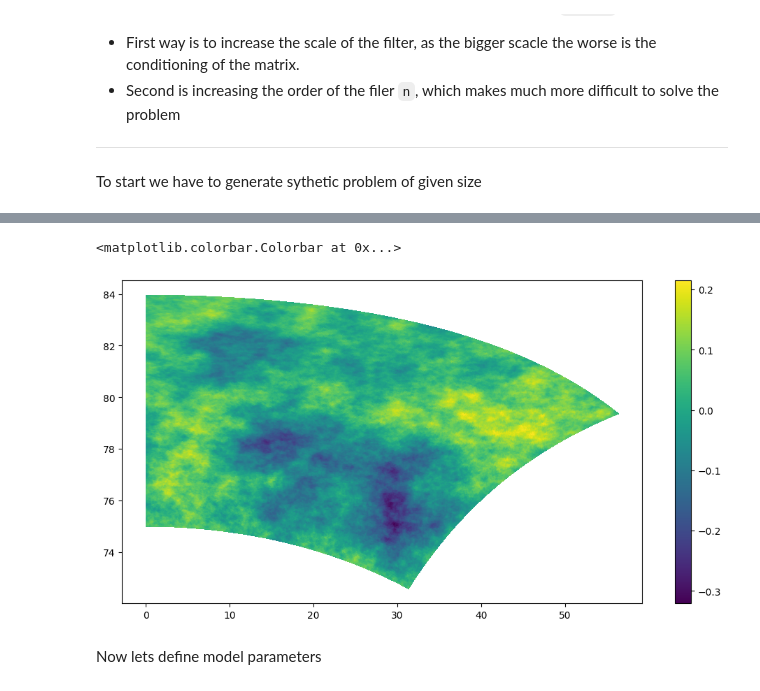
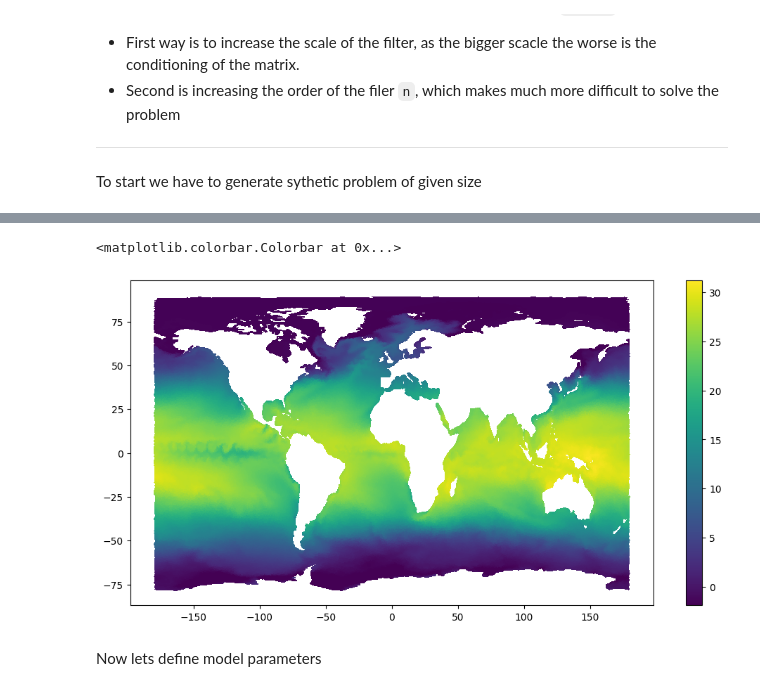
Before and after one commit to kacpnowak/neural_preconditioner, a Jupyter notebook: hierarchical.ipynb, the cells around one changed output, grey strips where cells are left out. Saved outputs shown, nothing was run; the diff lists cells and outputs as text; code cells hidden in the pictures.

Commit message:
Implement real training data

```diff
--- a/hierarchical.ipynb
+++ b/hierarchical.ipynb
@@ -30,0 +32,11 @@ WARNING:2025-09-25 12:20:09,464:jax._src.xla_bridge:794: An NVIDIA GPU may be pr
+# %%
+mesh = xr.open_dataset("/work/ab0995/a270225/atmorep_data/multiverse/core2/original/cycle_1/fesom.mesh.diag.nc")
+xcoord = mesh['lon'].values
+ycoord = mesh['lat'].values
+tri = mesh['face_nodes'].T.values - 1
+n2d = xcoord.shape[0]
+
+ss, ii, jj, tri, xcoord, ycoord = create_fesom_matrix(xcoord, ycoord, tri)
+ds = xr.open_dataset("/work/ab0995/a270225/atmorep_data/multiverse/core2/original/cycle_1/sst.fesom.2000.nc")
+data = ds['sst']
+data
@@ -31,12 +55,13 @@ WARNING:2025-09-25 12:20:09,464:jax._src.xla_bridge:794: An NVIDIA GPU may be pr
 # %%
 plt.rcParams['figure.figsize'] = [12, 6]
-triang = mpl.tri.Triangulation(xcoord, ycoord, tri)
+ok =(xcoord[tri].max(axis=1)-xcoord[tri].min(axis=1))<10
+triang = mpl.tri.Triangulation(xcoord, ycoord, tri[ok, :])
 
-plt.tripcolor(triang, tt)
+plt.tripcolor(triang, data[0, :])
 plt.colorbar()
 # %% [output]
 <matplotlib.colorbar.Colorbar at 0x...>
-[figure, old version]
+[figure, new version]
 # %% [markdown]
 Now lets define model parameters
 # %%
```
Also changed, not shown: parts of 9 cells of this notebook, 2 other files.
